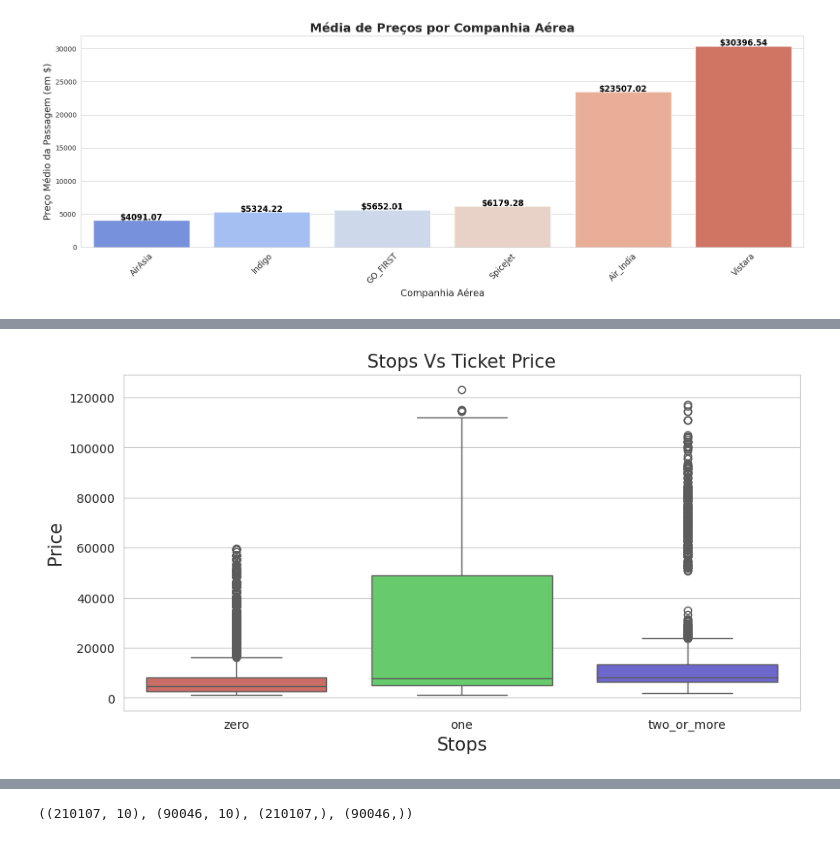
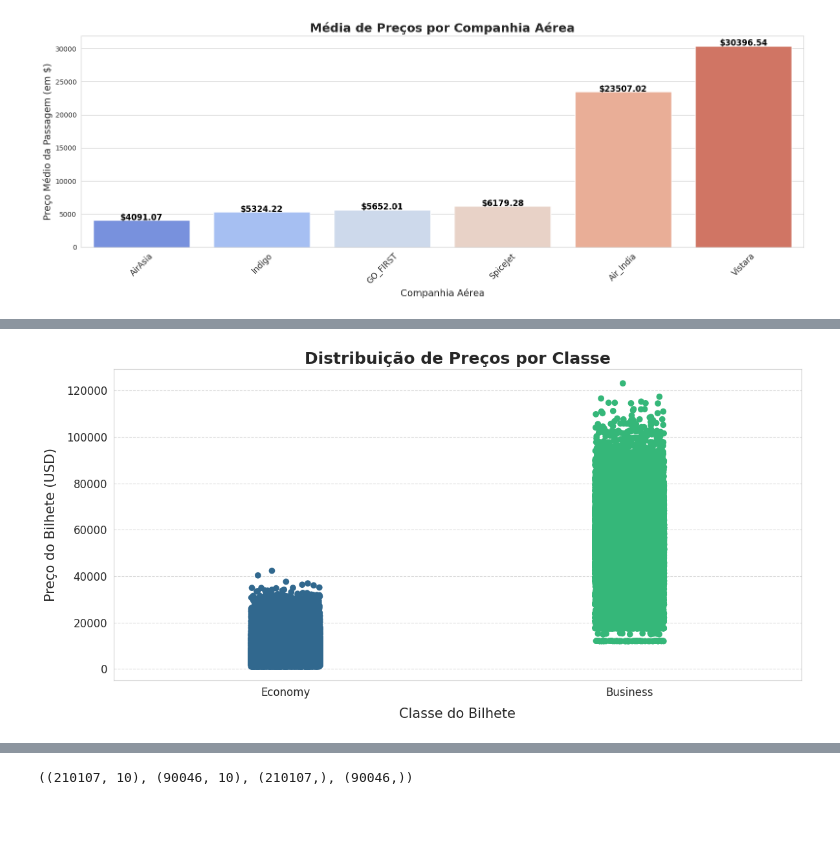
Before and after one commit to Santiann/Trabalho-Final---Flight-Price-Prediction, a Jupyter notebook: Previsão_de_preço_de_voo.ipynb, the cells around one changed output, grey strips where cells are left out. Cells and saved outputs as stored; diff of their text form; code cells hidden in the pictures.

```diff
--- a/Previsão_de_preço_de_voo.ipynb
+++ b/Previsão_de_preço_de_voo.ipynb
@@ -228,9 +233,20 @@ plt.show()
-# %%
-plt.figure(figsize=(10,5))
-sns.boxplot(x='stops',y='price',data=df,palette='hls')
-plt.title('Stops Vs Ticket Price',fontsize=15)
-plt.xlabel('Stops',fontsize=15)
-plt.ylabel('Price',fontsize=15)
-plt.show()
-# %% [output]
-[figure, removed]
+# %%
+# Grafico para visualizar a concentração de preços por classes
+plt.figure(figsize=(12, 6))
+sns.stripplot(x='class', y='price', data=df, palette='viridis', size=7, jitter=True)
+
+# Melhorando o título e os rótulos
+plt.title('Distribuição de Preços por Classe', fontsize=18, fontweight='bold')
+plt.xlabel('Classe do Bilhete', fontsize=15, labelpad=10)
+plt.ylabel('Preço do Bilhete (USD)', fontsize=15, labelpad=10)
+
+# Ajustando o estilo
+plt.xticks(fontsize=12)
+plt.yticks(fontsize=12)
+plt.grid(axis='y', linestyle='--', alpha=0.7)
+
+# Mostrar o gráfico
+plt.tight_layout()
+plt.show()
+# %% [output]
+[figure, added]
```
Also changed, not shown: parts of 33 cells of this notebook.
